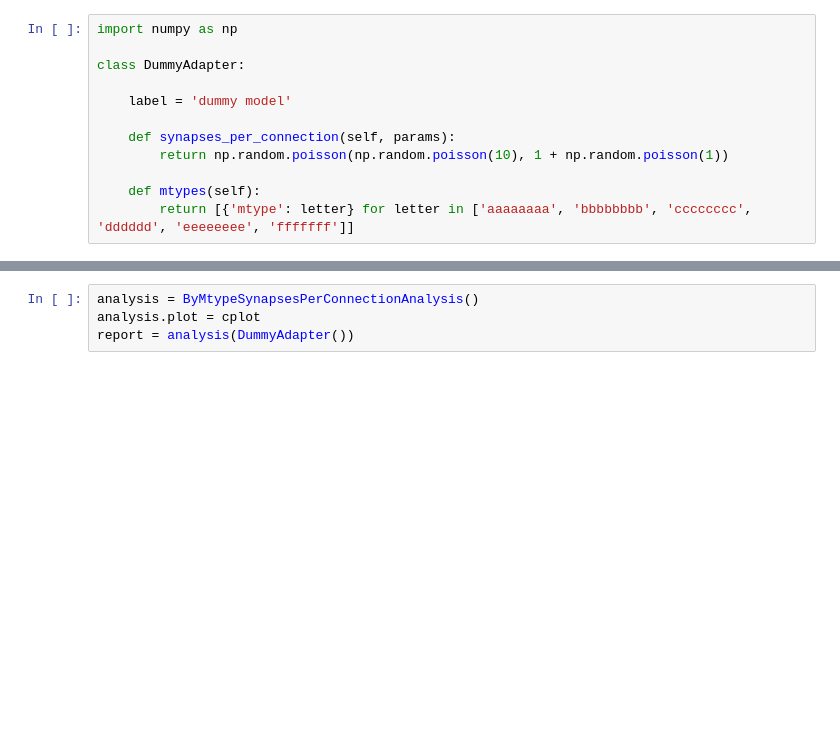
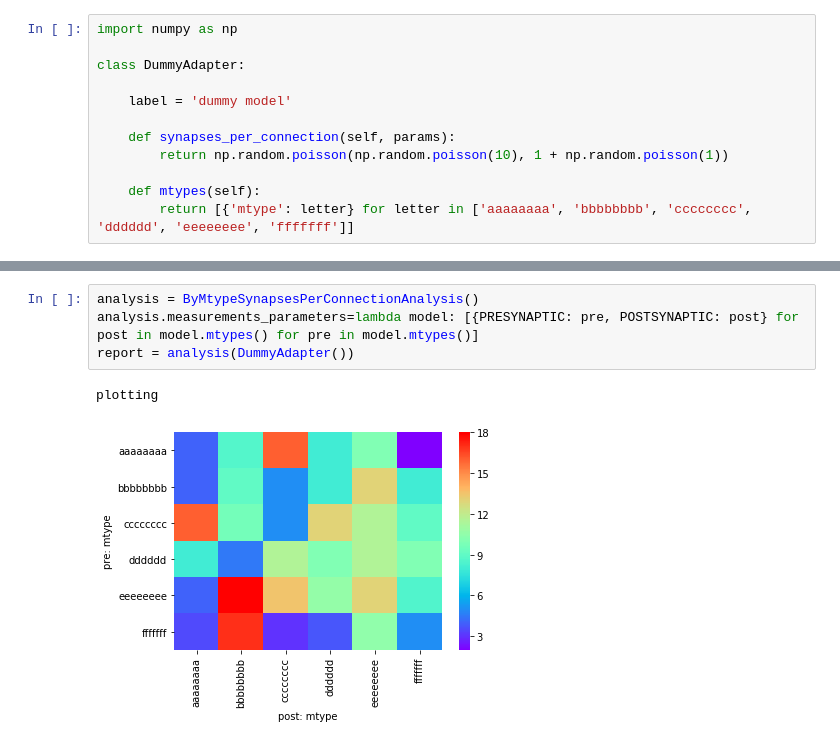
Before and after one commit to BlueBrain/DMT, a Jupyter notebook: v2/neuro_dmt/library/users/hugo/Cell_Figure.ipynb, the cells around one changed output, grey strips where cells are left out. Saved outputs shown, nothing was run; the diff lists cells and outputs as text; blank space fills up the shorter version.

```diff
--- a/v2/neuro_dmt/library/users/hugo/Cell_Figure.ipynb
+++ b/v2/neuro_dmt/library/users/hugo/Cell_Figure.ipynb
@@ -108,7 +166,10 @@ DummyAdapter().synapses_per_connection(''))
-# %%
-analysis = ByMtypeSynapsesPerConnectionAnalysis()
-analysis.plot = cplot
-report = analysis(DummyAdapter())
+# %%
+analysis = ByMtypeSynapsesPerConnectionAnalysis()
+analysis.measurements_parameters=lambda model: [{PRESYNAPTIC: pre, POSTSYNAPTIC: post} for post in model.mtypes() for pre in model.mtypes()]
+report = analysis(DummyAdapter())
+# %% [output]
+plotting
+[figure, added]
 # %%
 
 class ConnectionProbabilityAnalysis(SimpleValidation):
```
Also changed, not shown: parts of 10 cells of this notebook, 2 other files.
